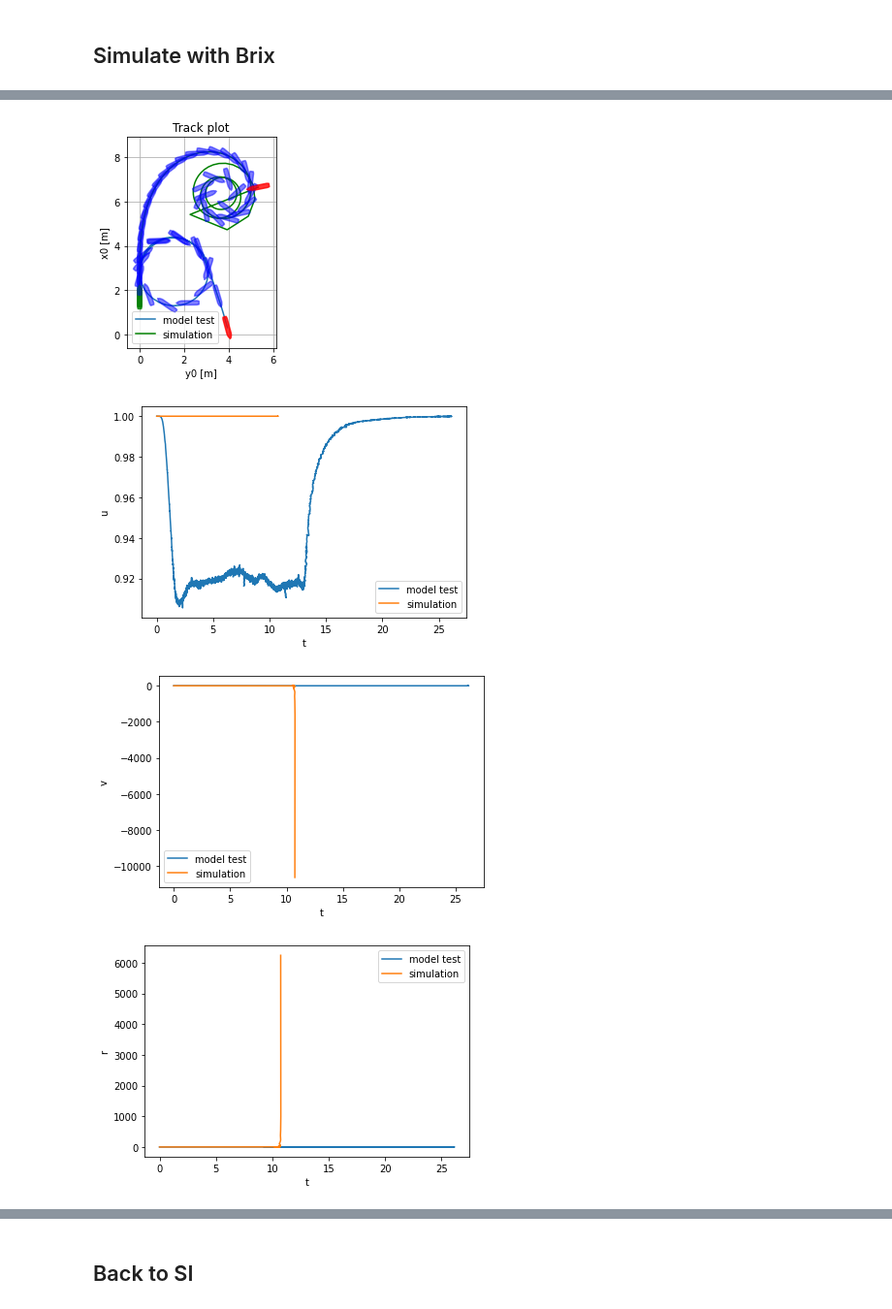
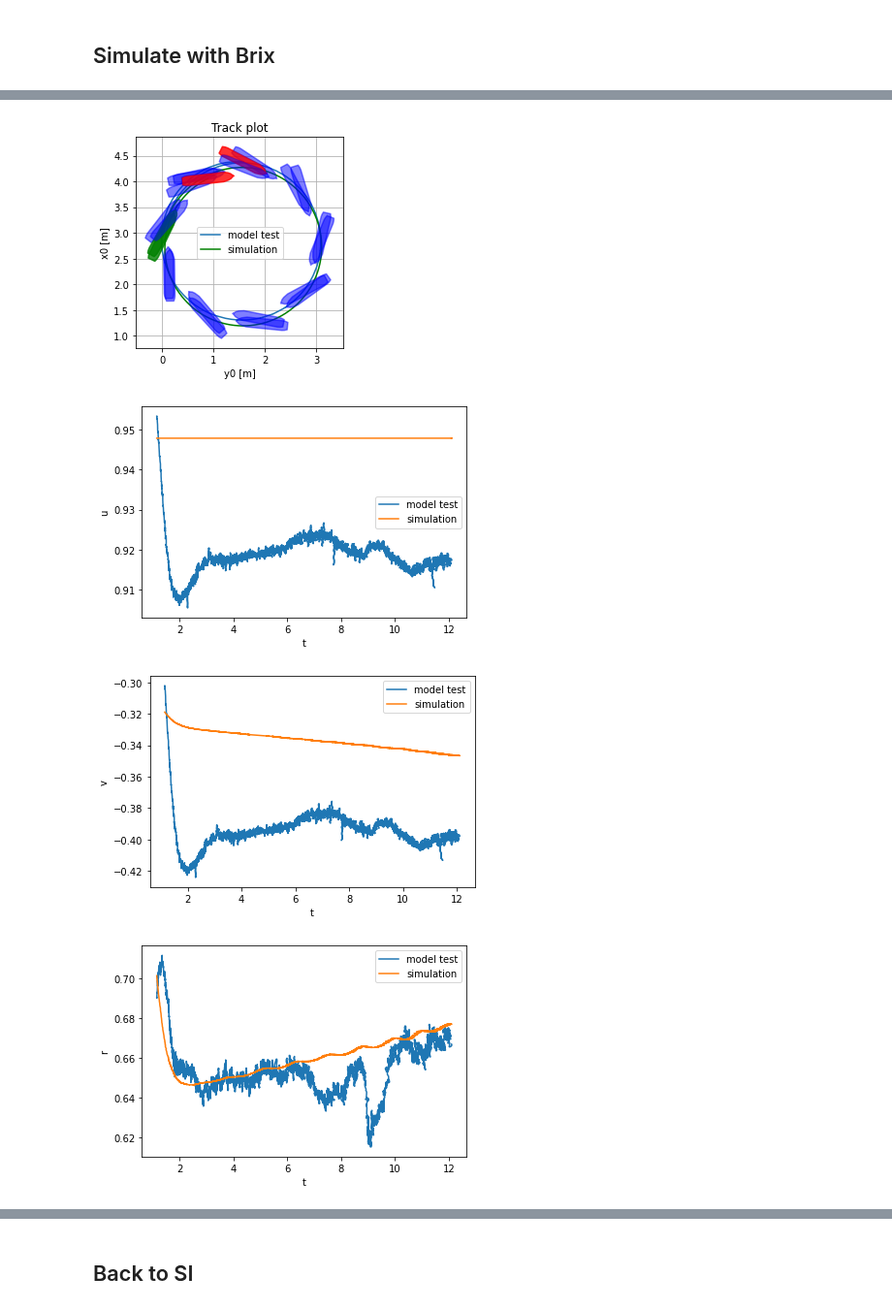
Before and after one commit to martinlarsalbert/VesselManoeuvringModels, a Jupyter notebook: notebooks/08_01_PIT_summary.ipynb, the cells around one changed output, grey strips where cells are left out. Shown at 97% size. Cells and saved outputs as stored; diff of their text form; code cells hidden in the pictures.

Commit message:
Got very good result with Brix!

```diff
--- a/notebooks/08_01_PIT_summary.ipynb
+++ b/notebooks/08_01_PIT_summary.ipynb
@@ -138,7 +138,9 @@ ship_parameters = {
         'CB' :CB_,
         'B' : B_,
         'rho' : rho_,
-        'x_G' : meta_data.lcg,  # motions are expressed at CG
+        #'x_G' : meta_data.lcg,  # motions are expressed at CG
+        'x_G' : 0,  # motions are expressed at CG
+
         'm' : m_,
         'I_z': I_z_,
         'volume':meta_data.Volume,
@@ -223,7 +225,27 @@ df_parameters['brix_prime'].fillna(0, inplace=True)
 # %% [markdown]
 ## Simulate with Brix
 # %%
-eqs = [eq.X_eq, eq.Y_eq, eq.N_eq]
+X_eq = eq.X_eq.copy()
+Y_eq = eq.Y_eq.copy()
+N_eq = eq.N_eq.copy()
+
+
+subs=[
+    (x_G,0),
+    (eq.p.Xvdot,0),
+    (eq.p.Xrdot,0),
+    (eq.p.Yudot,0),
+    (eq.p.Yrdot,0),
+    (eq.p.Nudot,0),
+    (eq.p.Nvdot,0),
+]
+
+X_eq = X_eq.subs(subs)
+Y_eq = Y_eq.subs(subs)
+N_eq = N_eq.subs(subs)
+
+
+eqs = [X_eq, Y_eq, N_eq]
 solution = sp.solve(eqs, u.diff(), v.diff(), r.diff(), dict=True)
 
 ## Decouple the equations:
@@ -231,6 +253,7 @@ u1d_eq = sp.Eq(u.diff(), solution[0][u.diff()])
 v1d_eq = sp.Eq(v.diff(), solution[0][v.diff()])
 r1d_eq = sp.Eq(r.diff(), solution[0][r.diff()])
 
+
 ## Lambdify:
 subs = {value:key for key,value in eq.p.items()}
 u1d_lambda = lambdify(u1d_eq.subs(subs).rhs)
@@ -282,3 +305,8 @@ def step(t, states, parameters, ship_parameters, control):
         psi1d,
     ]
     return dstates
+# %%
+fig,ax=plt.subplots()
+df_prime.plot(y='delta', ax=ax)
+df_cut_prime = df_prime.iloc[700:12000]
+df_cut_prime.plot(y='delta', ax=ax, style='--', label='cut')
@@ -311,17 +346,19 @@ df_result.index=t[0:len(df_result)]
+# %%
+solution, df_result_brix = simulate(df_cut_prime, parameters = df_parameters['brix_prime'], ship_parameters=ship_parameters_prime)
 # %%
 fig,ax=plt.subplots()
-track_plot(df=df_prime, lpp=ship_parameters_prime['L'], beam=ship_parameters_prime['B'],ax=ax, label='model test')
-track_plot(df=df_result, lpp=ship_parameters_prime['L'], beam=ship_parameters_prime['B'],ax=ax, label='simulation', color='green')
+track_plot(df=df_cut_prime, lpp=ship_parameters_prime['L'], beam=ship_parameters_prime['B'],ax=ax, label='model test')
+track_plot(df=df_result_brix, lpp=ship_parameters_prime['L'], beam=ship_parameters_prime['B'],ax=ax, label='simulation', color='green')
 ax.legend()
 
 
-for key in df_result:
+for key in df_result_brix:
     fig,ax = plt.subplots()
-    df_prime.plot(y=key, label='model test', ax=ax)
-    df_result.plot(y=key, label='simulation', ax=ax)
+    df_cut_prime.plot(y=key, label='model test', ax=ax)
+    df_result_brix.plot(y=key, label='simulation', ax=ax)
     ax.set_ylabel(key)
 # %% [output]
-[figure, old version]
+[figure, new version]
-[figure, old version]
+[figure, new version]
-[figure, old version]
+[figure, new version]
-[figure, old version]
+[figure, new version]
```
Also changed, not shown: parts of 19 cells of this notebook.
